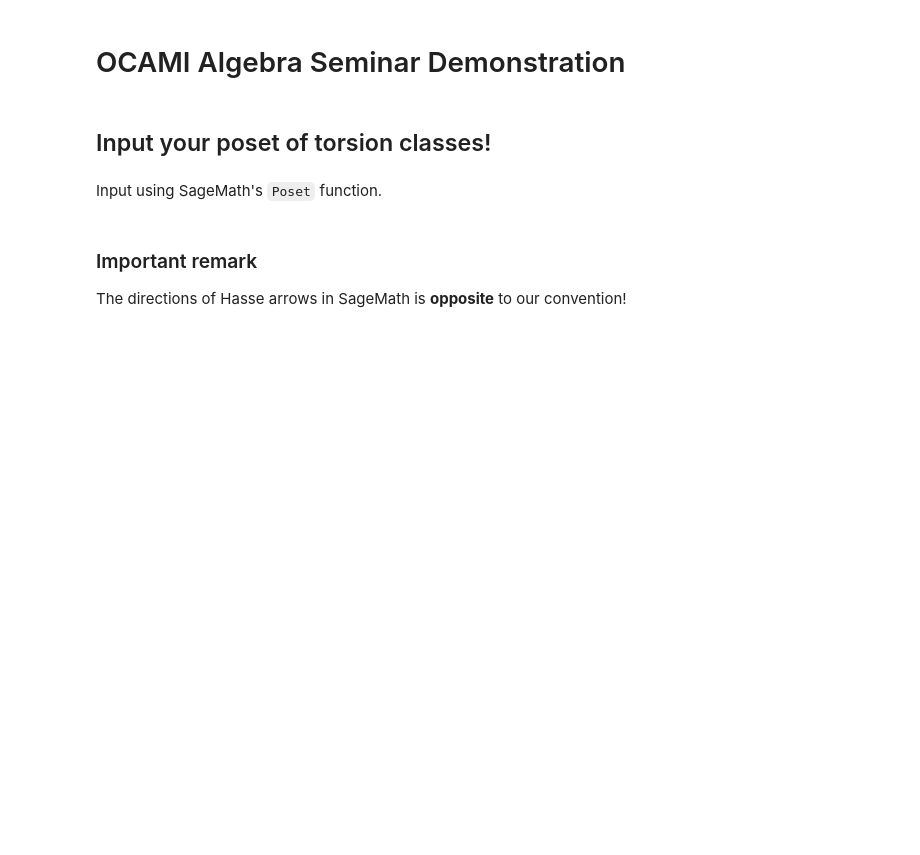
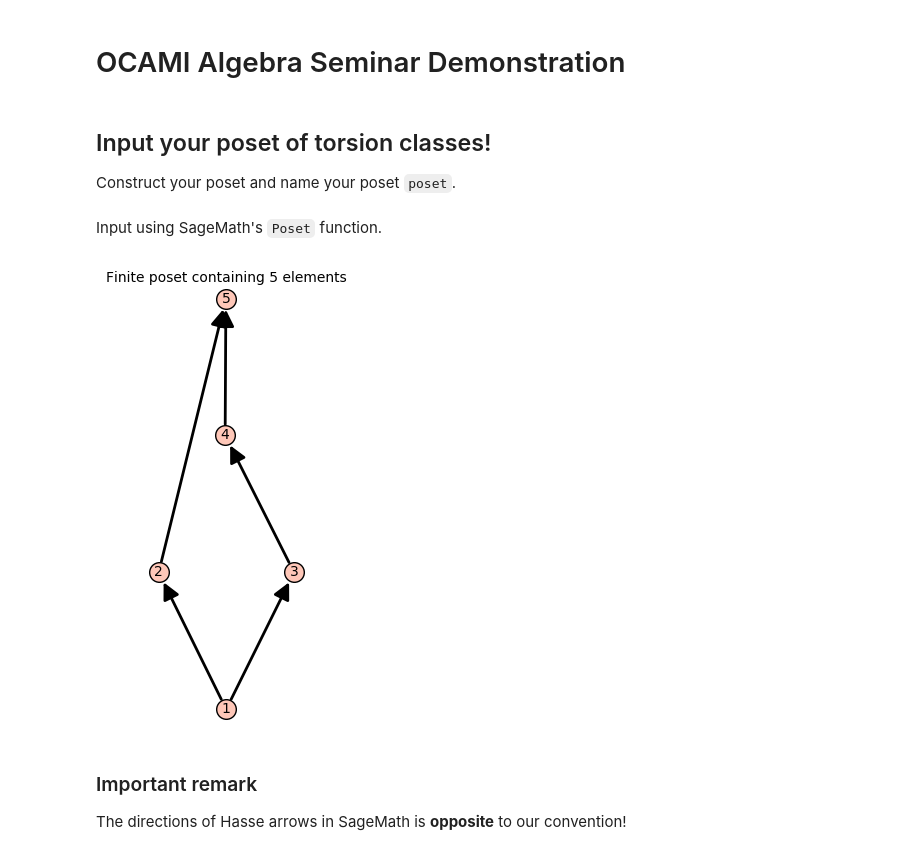
Before and after one commit to haruhisa-enomoto/haruhisa-enomoto.github.io, a Jupyter notebook: files/OCAMI_Demo.ipynb, the cells around one changed output. Drawn from its saved outputs; the diff is of its cells as text; code cells hidden in the pictures; blank space fills up the shorter version.

```diff
--- a/files/OCAMI_Demo.ipynb
+++ b/files/OCAMI_Demo.ipynb
@@ -4,10 +4,16 @@
 load("tors_lattice.py")
 # %% [markdown]
 ## Input your poset of torsion classes!
+
+Construct your poset and name your poset `poset`.
 # %% [markdown]
 Input using SageMath's `Poset` function.
 # %%
 poset = Poset( ([1,2,3,4,5], [[1,2], [2,5], [1,3],[3,4],[4,5]] ) )
+# %%
+poset
+# %% [output]
+[figure, added]
 # %% [markdown]
 ### Important remark
 The directions of Hasse arrows in SageMath is **opposite** to our convention!
```
Also changed, not shown: parts of 33 cells of this notebook.
